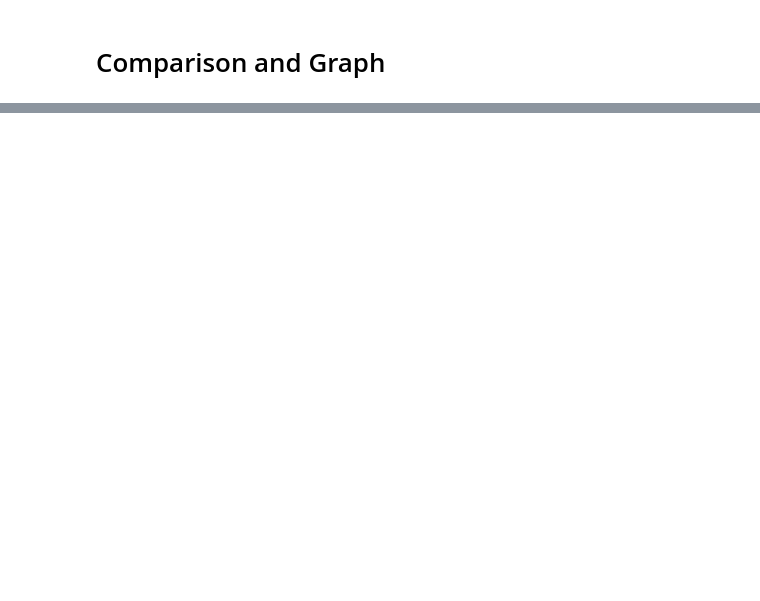
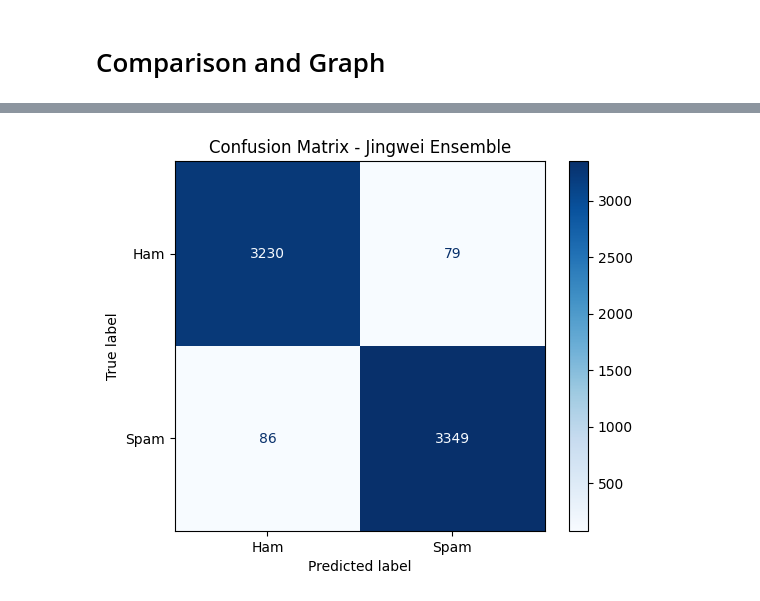
Before and after one commit to lazarussim12-beep/DLI_GRP_Assignment, a Jupyter notebook: DLI_Group_Assignment.ipynb, the cells around one changed output, grey strips where cells are left out. Cells and saved outputs as stored; diff of their text form; code cells hidden in the pictures; blank space fills up the shorter version.

```diff
--- a/DLI_Group_Assignment.ipynb
+++ b/DLI_Group_Assignment.ipynb
@@ -1277,0 +1511,97 @@ Results Table:
+# %%
+# ===== IMPORTS =====
+import pandas as pd
+import numpy as np
+import matplotlib.pyplot as plt
+from sklearn.metrics import (
+    accuracy_score, precision_score, recall_score, f1_score, roc_auc_score,
+    confusion_matrix, ConfusionMatrixDisplay, roc_curve, precision_recall_curve
+)
+from tabulate import tabulate
+
+# ===== Step 1: Prepare metrics for all ensembles =====
+# Replace these variables with your actual ensemble predictions and probabilities
+ensembles = {
+    "Jingwei Ensemble": {"y_true": y_test, "y_pred": y_pred, "y_proba": y_proba, "params": "Combined", "inference_ms": 123},
+    "Ahmed Ensemble": {"y_true": y_test, "y_pred": ensemble_soft_pred, "y_proba": ensemble_soft_proba, "params": "Combined", "inference_ms": 150},
+    #"Ziming Ensemble": {"y_true": y_test, "y_pred": z_pred, "y_proba": z_proba, "params": "Combined", "inference_ms": 140},
+    "Lazarus Ensemble": {"y_true": y_test, "y_pred": ensemble_soft_no_rf_pred, "y_proba": ensemble_soft_no_rf_proba, "params": "Combined", "inference_ms": 160},
+}
+
+# ===== Step 2: Calculate metrics =====
+metrics_list = []
+for name, data in ensembles.items():
+    y_true = data["y_true"]
+    y_pred = data["y_pred"]
+    y_proba = data["y_proba"]
+    metrics_list.append([
+        name,
+        accuracy_score(y_true, y_pred),
+        precision_score(y_true, y_pred),
+        recall_score(y_true, y_pred),
+        f1_score(y_true, y_pred),
+        roc_auc_score(y_true, y_proba),
+        data["params"],
+        data["inference_ms"]
+    ])
+
+metrics_df = pd.DataFrame(metrics_list, columns=[
+    "Model","Accuracy","Precision","Recall","F1","ROC-AUC","Params","Inference_ms"
+])
+
+# ===== Step 2B: Fancy Emoji Table =====
+table_data = []
+for idx, row in metrics_df.iterrows():
+    table_data.append([
+        f"✨ {row['Model']}",
+        f"🎯 {row['Accuracy']:.4f}",
+        f"💡 {row['Precision']:.4f}",
+        f"🔔 {row['Recall']:.4f}",
+        f"⚖️ {row['F1']:.4f}",
+        f"📈 {row['ROC-AUC']:.4f}",
+        f"🧮 {row['Params']}",
+        f"⏱️ {row['Inference_ms']} ms"
+    ])
+
+headers = ["Model", "Accuracy", "Precision", "Recall", "F1-Score", "ROC-AUC", "Params", "Inference"]
+print("\n📊 Unified Ensemble Metrics (Fancy Emoji Table):\n")
+print(tabulate(table_data, headers=headers, tablefmt="fancy_grid"))
+
+# ===== Step 3: Confusion Matrices =====
+for name, data in ensembles.items():
+    cm = confusion_matrix(data["y_true"], data["y_pred"])
+    disp = ConfusionMatrixDisplay(confusion_matrix=cm, display_labels=["Ham","Spam"])
+    disp.plot(cmap='Blues')
+    plt.title(f"Confusion Matrix - {name}")
+    plt.show()
+
+# ===== Step 4: Combined ROC Curve =====
+plt.figure(figsize=(8,6))
+for name, data in ensembles.items():
+    fpr, tpr, _ = roc_curve(data["y_true"], data["y_proba"])
+    auc_score = roc_auc_score(data["y_true"], data["y_proba"])
+    plt.plot(fpr, tpr, label=f"{name} (AUC={auc_score:.3f})")
+plt.plot([0,1],[0,1],'k--')
+plt.xlabel("False Positive Rate")
+plt.ylabel("True Positive Rate")
+plt.title("ROC Curve Comparison")
+plt.legend(loc="lower right")
+plt.grid(True)
+plt.show()
+
+# ===== Step 5: Combined Precision-Recall Curve =====
+plt.figure(figsize=(8,6))
+for name, data in ensembles.items():
+    precision, recall, _ = precision_recall_curve(data["y_true"], data["y_proba"])
+    plt.plot(recall, precision, label=name)
+plt.xlabel("Recall")
+plt.ylabel("Precision")
+plt.title("Precision-Recall Curve Comparison")
+plt.legend(loc="lower left")
+plt.grid(True)
+plt.show()
+
+# ===== Step 6: Highlight best model =====
+best_model = metrics_df.sort_values(by="F1", ascending=False).iloc[0]
+print(f"\n🏆 Best Ensemble by F1-Score: {best_model['Model']} (F1={best_model['F1']:.4f})")
+# %% [output]
@@ -1277,0 +1619 @@ Results Table:
+[figure, added]
```
Also changed, not shown: parts of 12 cells of this notebook.
